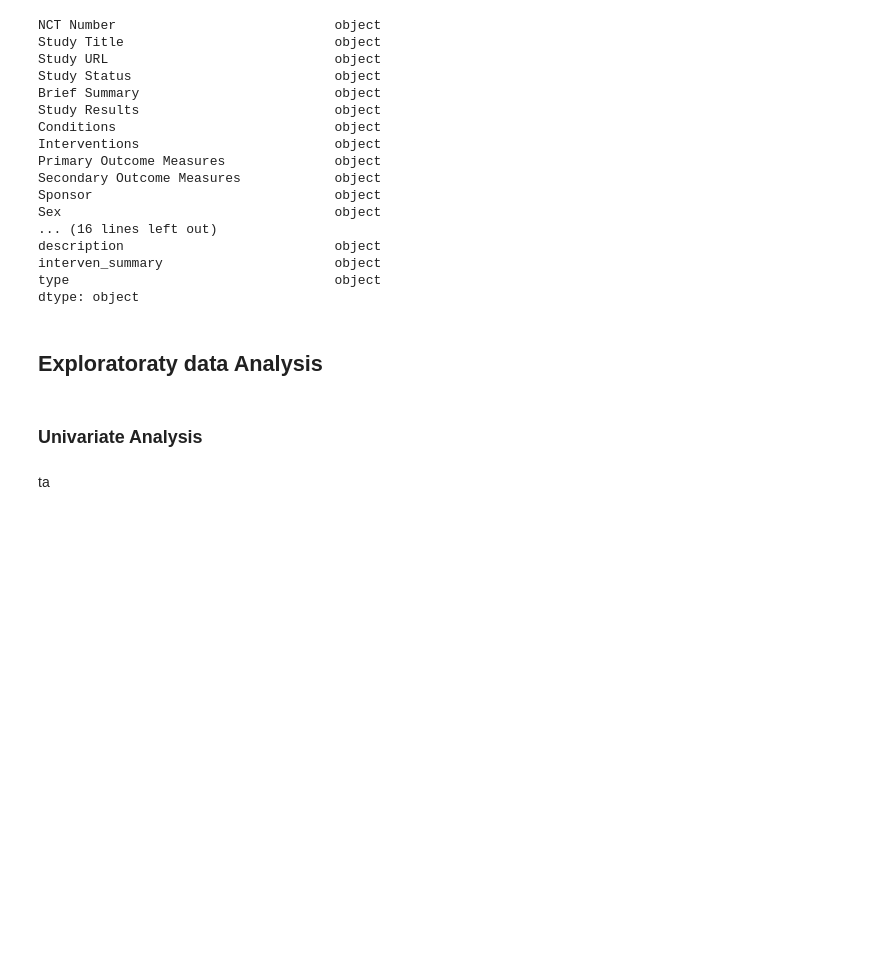
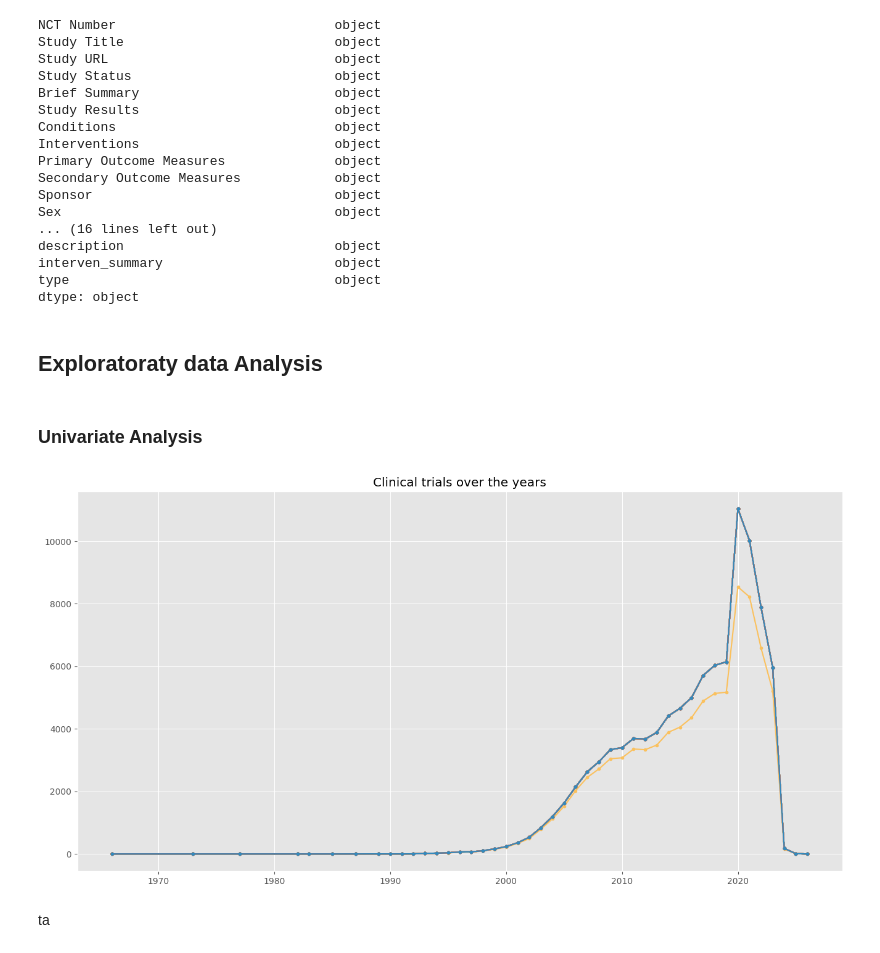
Before and after one commit to danielkimutai/dt, a Jupyter notebook: index.ipynb, the cells around one changed output. Drawn from its saved outputs; the diff is of its cells as text; code cells hidden in the pictures; blank space fills up the shorter version.

```diff
--- a/index.ipynb
+++ b/index.ipynb
@@ -753,6 +771,18 @@ def pie_chart(data, column):
     plt.title(f'{column} Distribution', fontsize=20,loc="left")
     plt.axis('equal')  # Equal aspect ratio ensures that pie is drawn as a circle.
     plt.show()
+
+
+def line_chart(data,column):
+    """A function that plots a line chart"""
+    plt.figure(figsize=(16,8))
+    year_count = data.groupby(df[column]).count()
+    plt.plot(year_count.index,year_count,marker=".")
+    plt.title("Clinical trials over the years")
+# %%
+line_chart(df,"start_year")
+# %% [output]
+[figure, added]
 # %% [markdown]
 ta
 # %%
```
Also changed, not shown: parts of 54 cells of this notebook.
